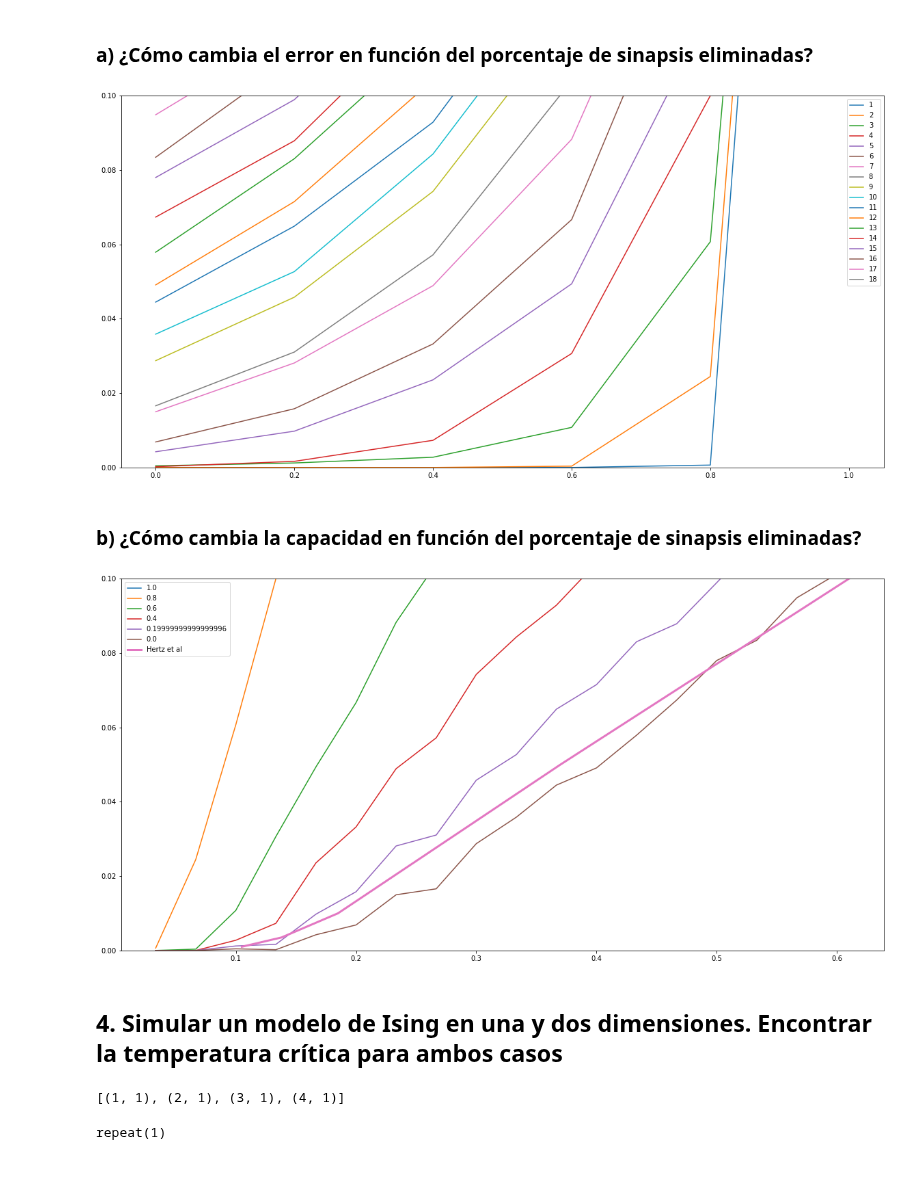
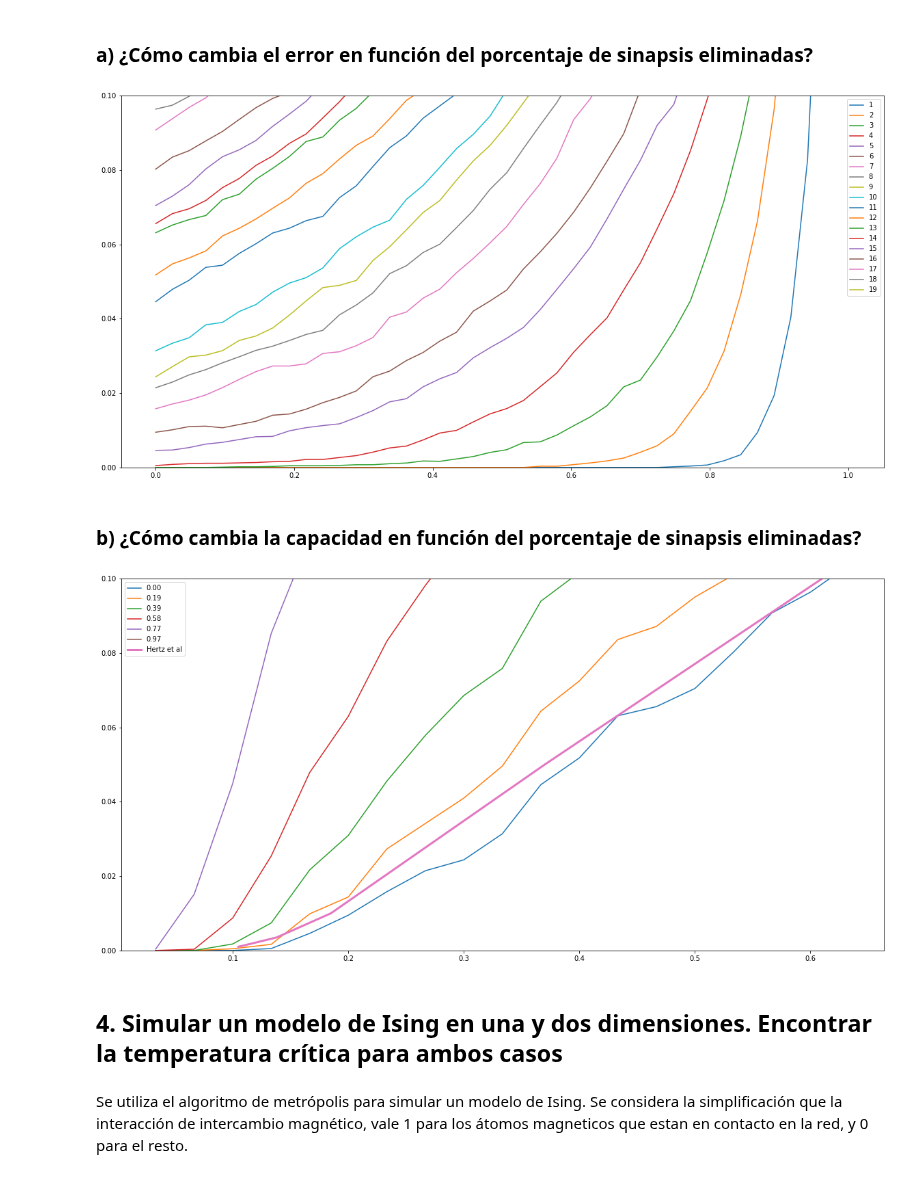
Before and after one commit to xvan/RedesNeuronales, a Jupyter notebook: TP1/TP1.ipynb, the cells around one changed output. Cells and saved outputs as stored; diff of their text form; code cells hidden in the pictures.

```diff
--- a/TP1/TP1.ipynb
+++ b/TP1/TP1.ipynb
@@ -678,7 +678,7 @@ def HoleFiller(W,proportional_step):
 def calcPWError(algo,imageGen,N,P,step):
     Images=imageGen(N,P)
     return [ (s, np.sum([(algo(image,W,N,1) != image ).astype(np.int32).sum()/N for image in Images ])/P )
-                for W,s in HoleFiller(CalculateWeights(Images),0.2) ]
+                for W,s in HoleFiller(CalculateWeights(Images),step) ]
 # %%
 def repeatPErrorWithHoles(algo,imageGen,N,P,step):
     Error=calcPWError(algo,imageGen,N,P,step)
@@ -721,20 +721,27 @@ def holePlot(df):
 holePlot(integrityDf)
 #ax.set_ylim([0, 0.1])
 # %% [output]
-[figure, old version]
+[figure, new version]
 # %% [markdown]
 ### b) ¿Cómo cambia la capacidad en función del porcentaje de sinapsis eliminadas?
+# %%
+def stepIterator(lst,step):
+    i=0
+    for x in lst:
+        if i%step == 0:
+            yield x
+        i+=1
 # %%
-def holeCapacityPlot(df,tableHertzEtAl,N):
-    for tg, new_df in df.groupby("Integrity"):
+def holeCapacityPlot(df,tableHertzEtAl,N,skip):
+    for tg, new_df in stepIterator(reversed(tuple(df.groupby("Integrity"))),skip):
         ndf=new_df.reset_index()
-        plt.plot(ndf["P"]/N,ndf["PError"],label=1-tg)
+        plt.plot(ndf["P"]/N,ndf["PError"],label="%.02f" % (1-tg))
 
     ndf=tableHertzEtAl.reset_index()
     plt.plot(ndf["pmax/N"],ndf["Perror"],label="Hertz et al", linewidth=3)
     plt.legend()
     plt.ylim([0,0.1])
 # %%
-holeCapacityPlot(integrityDf,tableHertzEtAl,30)
+holeCapacityPlot(integrityDf,tableHertzEtAl,30,8)
 # %% [output]
-[figure, old version]
+[figure, new version]
@@ -741,10 +751,5 @@ holeCapacityPlot(integrityDf,tableHertzEtAl,30)
 # %% [markdown]
 ## 4. Simular un modelo de Ising en una y dos dimensiones. Encontrar la temperatura crítica para ambos casos
-# %%
-[ x for x in zip([1,2,3,4],itertools.repeat(1))]
-# %% [output]
-[(1, 1), (2, 1), (3, 1), (4, 1)]
-# %%
-itertools.repeat(1)
-# %% [output]
-repeat(1)
+# %% [markdown]
+Se utiliza el algoritmo de metrópolis para simular un modelo de Ising.
+Se considera la simplificación que la interacción de intercambio magnético, vale 1 para los átomos magneticos que estan en contacto en la red, y 0 para el resto.
```
Also changed, not shown: parts of 21 cells of this notebook.
